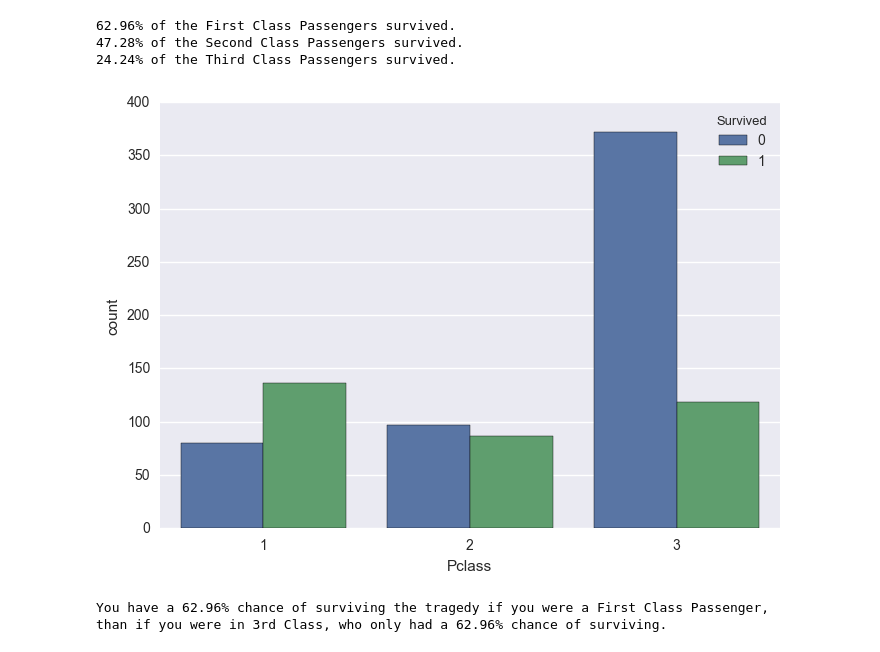
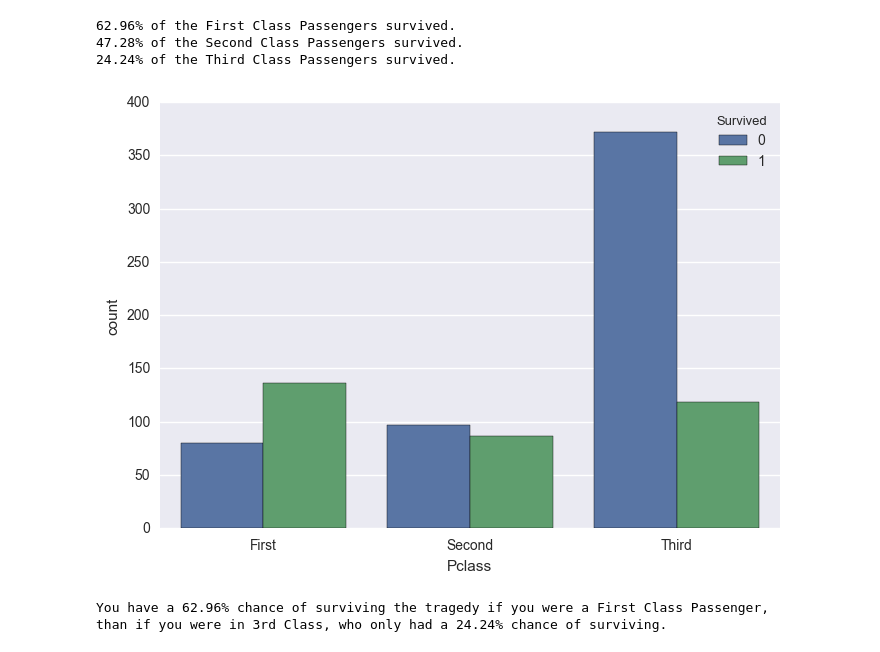
Before and after one commit to cmd-master/titanic, a Jupyter notebook: intro-data-proj-titanic.ipynb, the cells around one changed output. Drawn from its saved outputs; the diff is of its cells as text; code cells hidden in the pictures.

Commit message:
Revisions: Added Conclusions and another graph type

```diff
--- a/intro-data-proj-titanic.ipynb
+++ b/intro-data-proj-titanic.ipynb
@@ -38,7 +38,7 @@ import numpy as np
 # Graphing
 import seaborn as sns
 import matplotlib.pyplot as plt
-
+sns.set_style("darkgrid")
 titanic_df = pd.read_csv('titanic-data.csv') # Read CSV and stores in to titanic_df variable.
 # %% [markdown]
 ### Data Cleaning
@@ -252,12 +266,14 @@ print "{0:.2f}% of the Third Class Passengers survived.".format(survive_third)
 24.24% of the Third Class Passengers survived.
 # %%
 ax = sns.countplot(x='Pclass', hue='Survived', data=titanic_df)
+ax.set_xticklabels(['First', 'Second', 'Third'])
+
 sns.plt.show()
 print "You have a {0:.2f}% chance of surviving the tragedy if you were a First Class Passenger," \
 .format(survive_first)
 print "than if you were in 3rd Class, who only had a {0:.2f}% chance of surviving." \
-.format(survive_first)
+.format(survive_third)
 # %% [output]
-[figure, old version]
+[figure, new version]
 You have a 62.96% chance of surviving the tragedy if you were a First Class Passenger,
-than if you were in 3rd Class, who only had a 62.96% chance of surviving.
+than if you were in 3rd Class, who only had a 24.24% chance of surviving.
```
Also changed, not shown: parts of 4 cells of this notebook.
